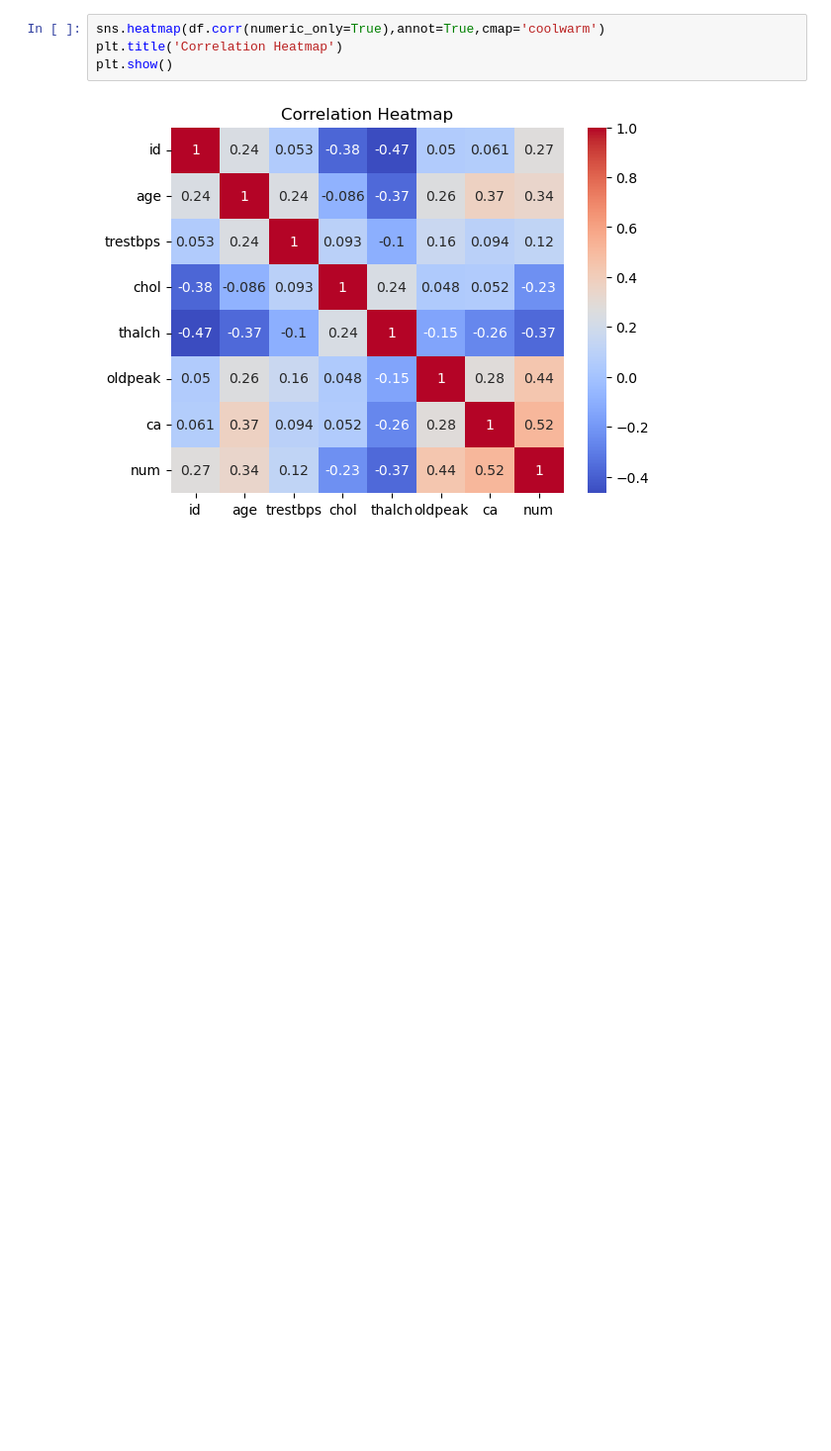
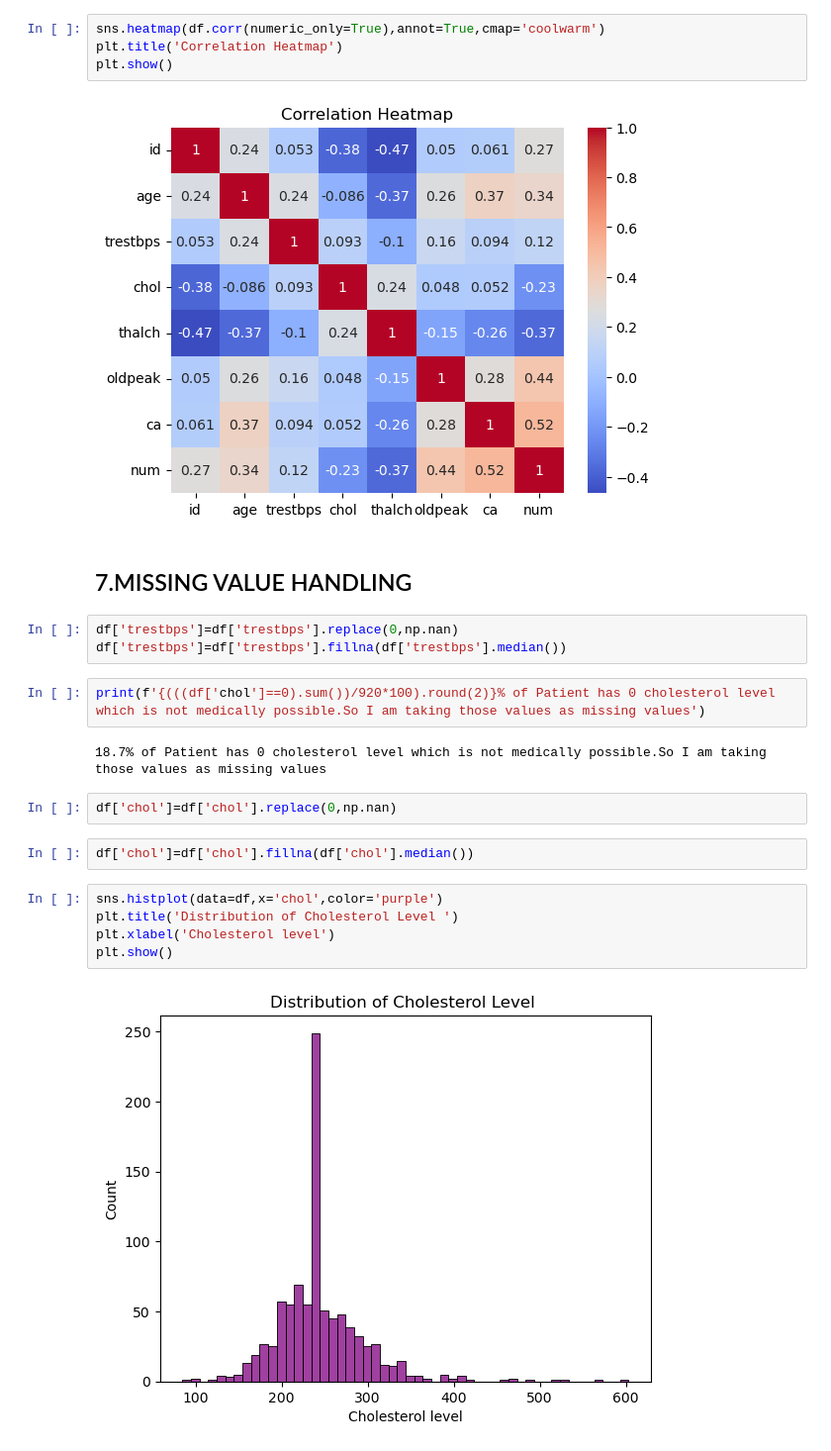
Before and after one commit to himashooo/Heart-Disease-Prediction, a Jupyter notebook: Heart Disease.ipynb, the cells around one changed output. Shown at 99% size. Saved outputs shown, nothing was run; the diff lists cells and outputs as text; blank space fills up the shorter version.

```diff
--- a/Heart Disease.ipynb
+++ b/Heart Disease.ipynb
@@ -384,3 +398,23 @@ plt.title('Correlation Heatmap')
 plt.show()
 # %% [output]
 [figure]
+# %% [markdown]
+## 7.MISSING VALUE HANDLING
+# %%
+df['trestbps']=df['trestbps'].replace(0,np.nan)
+df['trestbps']=df['trestbps'].fillna(df['trestbps'].median())
+# %%
+print(f'{(((df['chol']==0).sum())/920*100).round(2)}% of Patient has 0 cholesterol level which is not medically possible.So I am taking those values as missing values')
+# %% [output]
+18.7% of Patient has 0 cholesterol level which is not medically possible.So I am taking those values as missing values
+# %%
+df['chol']=df['chol'].replace(0,np.nan)
+# %%
+df['chol']=df['chol'].fillna(df['chol'].median())
+# %%
+sns.histplot(data=df,x='chol',color='purple')
+plt.title('Distribution of Cholesterol Level ')
+plt.xlabel('Cholesterol level')
+plt.show()
+# %% [output]
+[figure, added]
```
Also changed, not shown: parts of 25 cells of this notebook.
